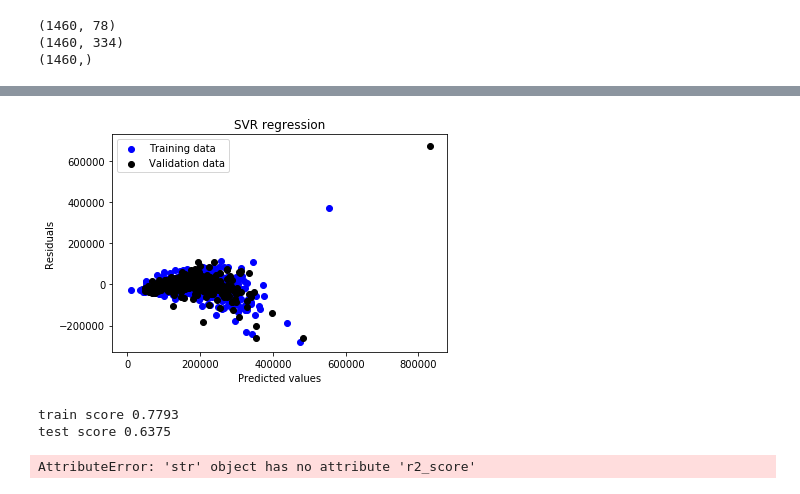
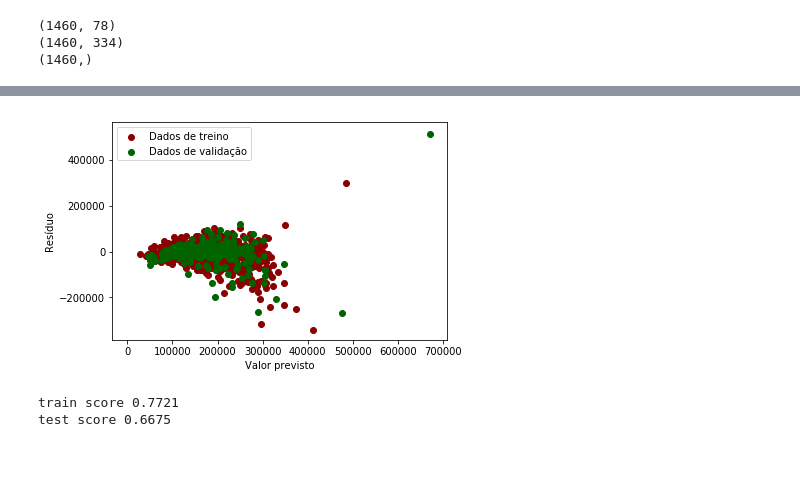
Before and after one commit to bermr/house-prices, a Jupyter notebook: house-prices-prediction.ipynb, the cells around one changed output, grey strips where cells are left out. Cells and saved outputs as stored; diff of their text form; code cells hidden in the pictures; blank space fills up the shorter version.

```diff
--- a/house-prices-prediction.ipynb
+++ b/house-prices-prediction.ipynb
@@ -23,6 +23,8 @@ ntest = test.shape[0]
 prices = train.SalePrice.values
 data = pd.concat((train, test), sort=False).reset_index(drop=True)
 data.drop(['SalePrice'], axis=1, inplace=True)
+# %%
+data = data.fillna("None")
 # %%
 # setting categoric NA to None or mode
 
@@ -139,7 +140,7 @@ print(model.feature_importances_)
 # %%
 from sklearn.model_selection import train_test_split, cross_val_score
 
-X_train,X_test,y_train,y_test = train_test_split(dummiestrain, prices, test_size = 0.3,random_state= 0)
+X_train,X_test,y_train,y_test = train_test_split(dummiestrain, prices, test_size = 0.4,random_state=0)
 
 print(X_train.shape, X_test.shape, y_train.shape, y_test.shape)
 # %% [output]
@@ -146,0 +148,9 @@ print(X_train.shape, X_test.shape, y_train.shape, y_test.shape)
+# %%
+from sklearn.svm import SVR
+from sklearn.metrics import r2_score
+
+regressor=SVR(kernel='linear')
+
+regressor.fit(X_train,y_train)
+train_pre = regressor.predict(X_train)
+test_pre = regressor.predict(X_test)
@@ -147,30 +167,16 @@ print(X_train.shape, X_test.shape, y_train.shape, y_test.shape)
 # %%
-from sklearn.svm import SVR
-from sklearn.metrics import r2_score
-
-regressor=SVR(kernel='linear',gamma='auto')
-
-regressor.fit(X_train,y_train)
-test_pre = regressor.predict(X_test)
-train_pre = regressor.predict(X_train)
-
-plt.scatter(train_pre, train_pre - y_train, c = "blue",  label = "Training data")
-plt.scatter(test_pre,test_pre - y_test, c = "black",  label = "Validation data")
-plt.title("SVR regression")
-plt.xlabel("Predicted values")
-plt.ylabel("Residuals")
+plt.scatter(train_pre, train_pre - y_train, c = "darkred",  label = "Dados de treino")
+plt.scatter(test_pre, test_pre - y_test, c = "darkgreen",  label = "Dados de validação")
+plt.xlabel("Valor previsto")
+plt.ylabel("Resíduo")
 plt.legend(loc = "upper left")
 plt.hlines(y = 0, xmin = 10.5, xmax = 13.5, color = "red")
 plt.show()
 # %% [output]
-[figure, old version]
+[figure, new version]
 # %%
 print("train score {:.4f}".format(regressor.score(X_train,y_train)))
-print("test score {:.4f}".format(regressor.score(X_test,y_test)))
-
-print("r2 score test" . r2_score(y_test,test_pre))
-print("r2 score train" . r2_score(y_train,train_pre))
+print("test score {:.4f}".format(regressor.score(X_test, y_test)))
 # %% [output]
-train score 0.7793
-test score 0.6375
+train score 0.7721
+test score 0.6675
-AttributeError: 'str' object has no attribute 'r2_score'
```
Also changed, not shown: parts of 9 cells of this notebook.
